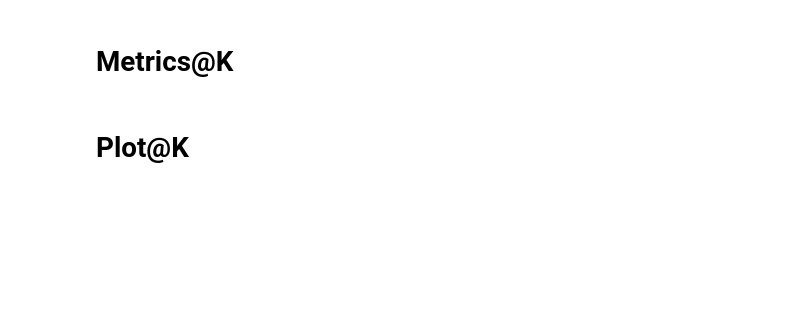
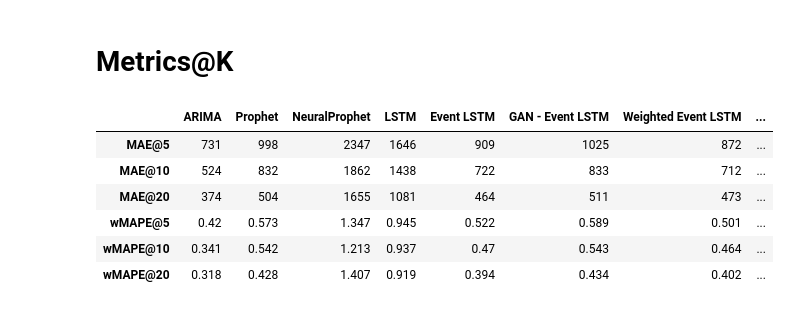
Before and after one commit to kalifadan/GAN-Event, a Jupyter notebook: src/experiments.ipynb, the cells around one changed output. Drawn from its saved outputs; the diff is of its cells as text; code cells hidden in the pictures; blank space fills up the shorter version.

```diff
--- a/src/experiments.ipynb
+++ b/src/experiments.ipynb
@@ -104,8 +99,6 @@ device = 'cpu'  # 'cuda:2'
 # %%
-final_list = []
 total_pred = pd.DataFrame()
-
-start_pred_list = get_pred_dates('2020-01-01', '2021-01-01')[0:1]
+start_pred_list = get_pred_dates('2020-01-01', '2021-01-01')
 
 for start_pred_time in tqdm(start_pred_list):
     pred_path = cache_path + "/saved_results/final_results_" + leaf_name + "_" + str(start_pred_time) + "_predictions"
@@ -122,11 +115,10 @@ for start_pred_time in tqdm(start_pred_list):
         train_dates, test_dates = train_df.index.values, test_df.index.values
 
         res_prediction = test_models(test, test_name=leaf_name, start_pred_time=start_pred_time, train=train, use_cache=ts_cache)
-        lstm_predictions = get_lstm_results(train, test, train_df, test_df, events_all, start_pred_time, leaf_name, peaks_data, n_in, window_size, events_dates, device, lstm_df_cache, lstm_cache)
-        tcn_predictions = get_tcn_results(train, test, train_df, test_df, events_all, start_pred_time, leaf_name, peaks_data, n_in, window_size, events_dates, device, tcn_df_cache, tcn_cache)
-        neural_predictions = get_neural_prophet_results(train, test, events_all, leaf_name, peaks_data, events_dates, start_pred_time, neural_cache)
+        lstm_predictions = get_lstm_results(train, test, train_df, test_df, events_all, start_pred_time, leaf_name, n_in, window_size, categ_data, device, lstm_df_cache, lstm_cache)
+        tcn_predictions = get_tcn_results(train, test, train_df, test_df, events_all, start_pred_time, leaf_name, n_in, window_size, categ_data, device, tcn_df_cache, tcn_cache)
+        neural_predictions = get_neural_prophet_results(train, test, events_all, leaf_name, events_dates, start_pred_time, neural_cache)
 
         total_pred = pd.concat([total_pred, pd.concat([res_prediction, lstm_predictions, tcn_predictions, neural_predictions], axis=1)])
+        os.makedirs(os.path.dirname(pred_path), exist_ok=True)
         total_pred.to_pickle(pred_path)
-
-    final_list.append(final_res)
@@ -182,2 +135,0 @@ df_res
-# %% [markdown]
-# Plot@K
@@ -201,0 +136,10 @@ print(k_plot.idxmin(axis = 1))
+# %%
+get_all_k_metrics(total_pred)
+# %% [output]
+|  | ARIMA | Prophet | NeuralProphet | LSTM | Event LSTM | GAN - Event LSTM | Weighted Event LSTM | ... |
+| MAE@5 | 731 | 998 | 2347 | 1646 | 909 | 1025 | 872 | ... |
+| MAE@10 | 524 | 832 | 1862 | 1438 | 722 | 833 | 712 | ... |
+| MAE@20 | 374 | 504 | 1655 | 1081 | 464 | 511 | 473 | ... |
+| wMAPE@5 | 0.42 | 0.573 | 1.347 | 0.945 | 0.522 | 0.589 | 0.501 | ... |
+| wMAPE@10 | 0.341 | 0.542 | 1.213 | 0.937 | 0.47 | 0.543 | 0.464 | ... |
+| wMAPE@20 | 0.318 | 0.428 | 1.407 | 0.919 | 0.394 | 0.434 | 0.402 | ... |
```
Also changed, not shown: parts of 9 cells of this notebook, 10 other files.
